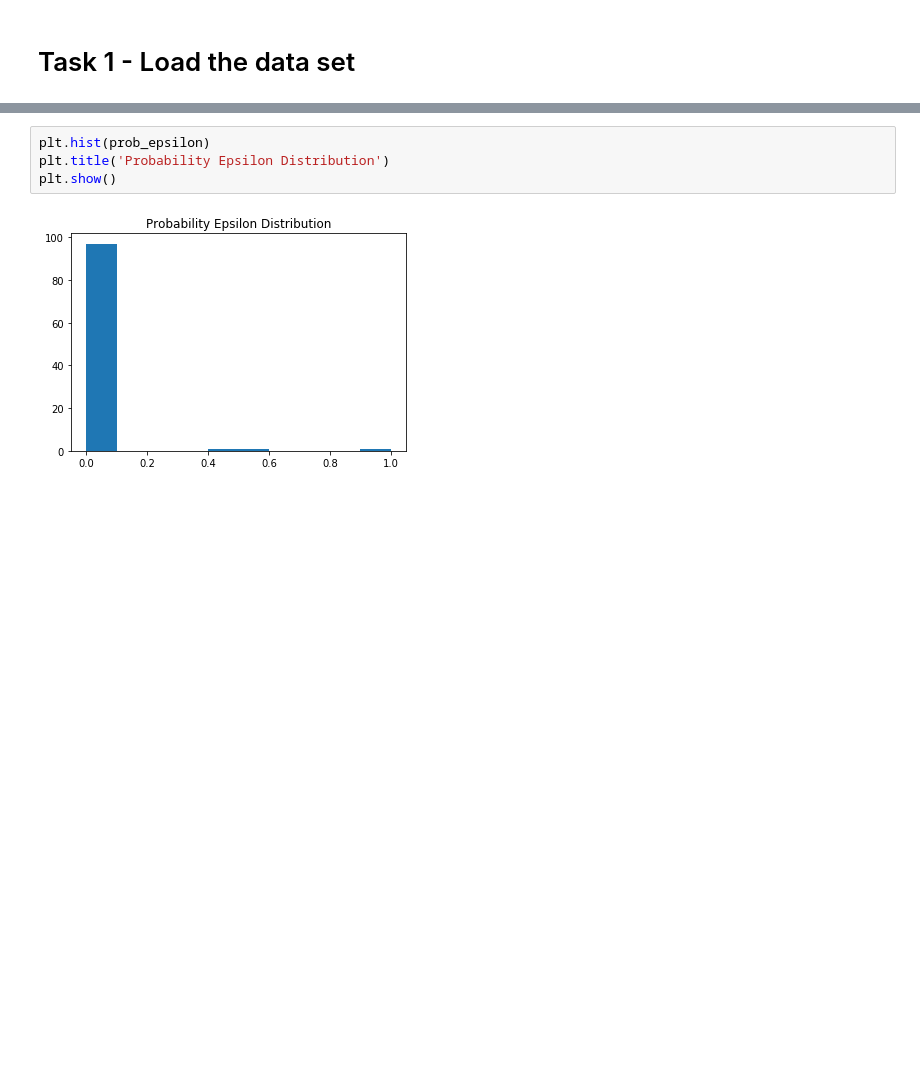
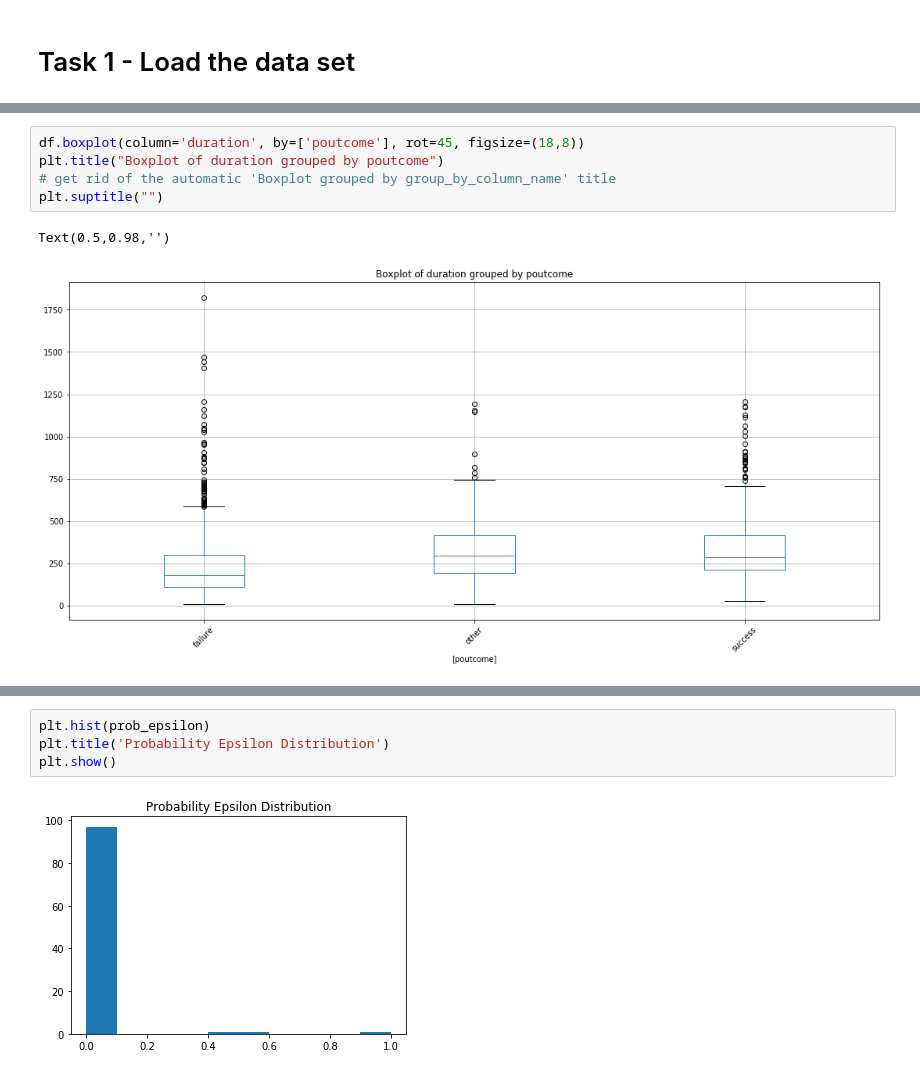
Before and after one commit to vipulpopat/MSCAI_Sem1_Etivity2, a Jupyter notebook: Etivity2_18263003.ipynb, the cells around one changed output, grey strips where cells are left out. Cells and saved outputs as stored; diff of their text form; blank space fills up the shorter version.

```diff
--- a/Etivity2_18263003.ipynb
+++ b/Etivity2_18263003.ipynb
@@ -511,0 +170,8 @@ Epsilon Probability Distribution:  [1.0, 0.6, 0.4, 0.0, 0.0, 0.0, 0.0, 0.0, 0.0,
+# %%
+df.boxplot(column='duration', by=['poutcome'], rot=45, figsize=(18,8))
+plt.title("Boxplot of duration grouped by poutcome")
+# get rid of the automatic 'Boxplot grouped by group_by_column_name' title
+plt.suptitle("")
+# %% [output]
+Text(0.5,0.98,'')
+[figure, added]
```
Also changed, not shown: parts of 107 cells of this notebook.
